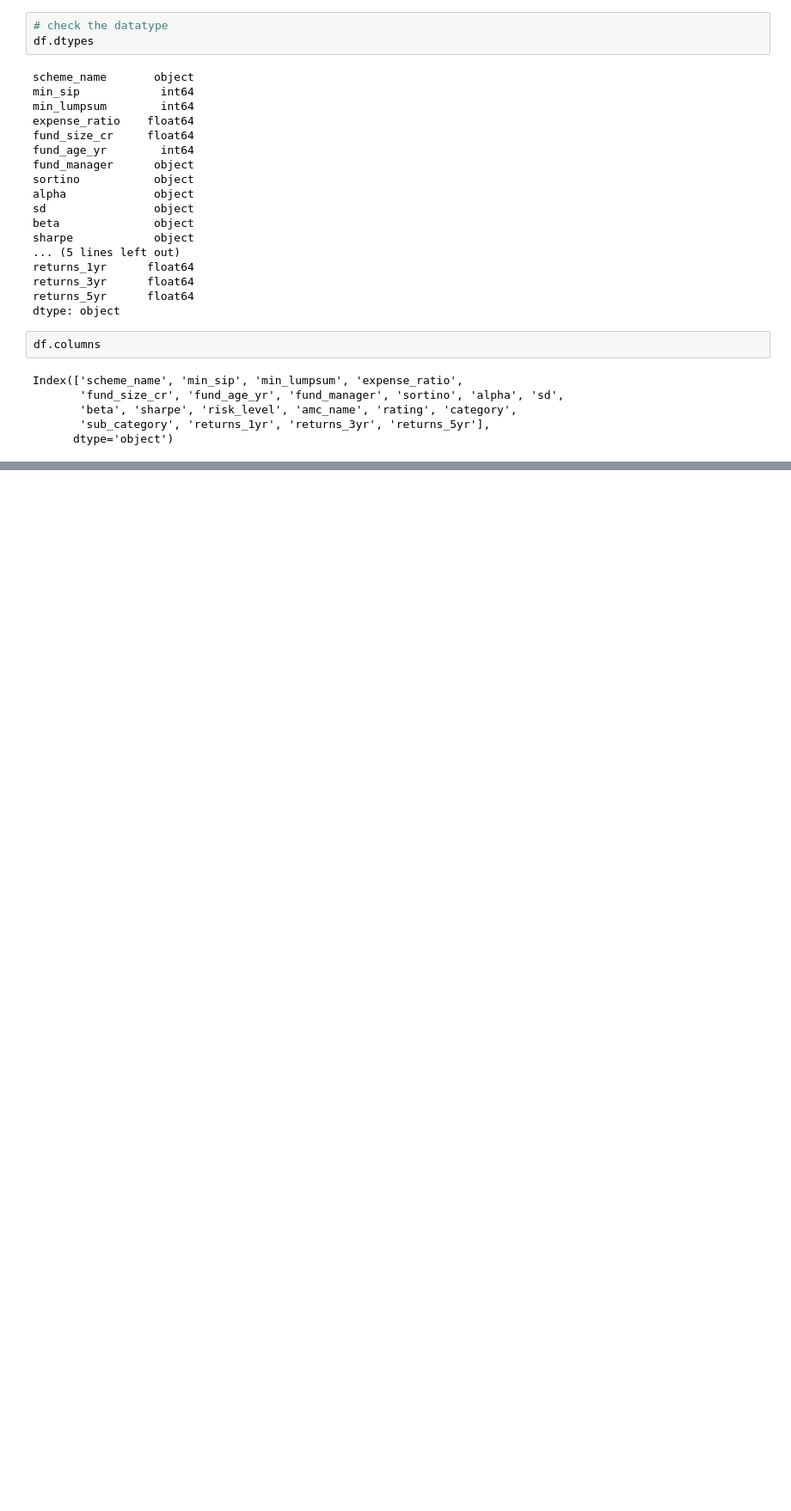
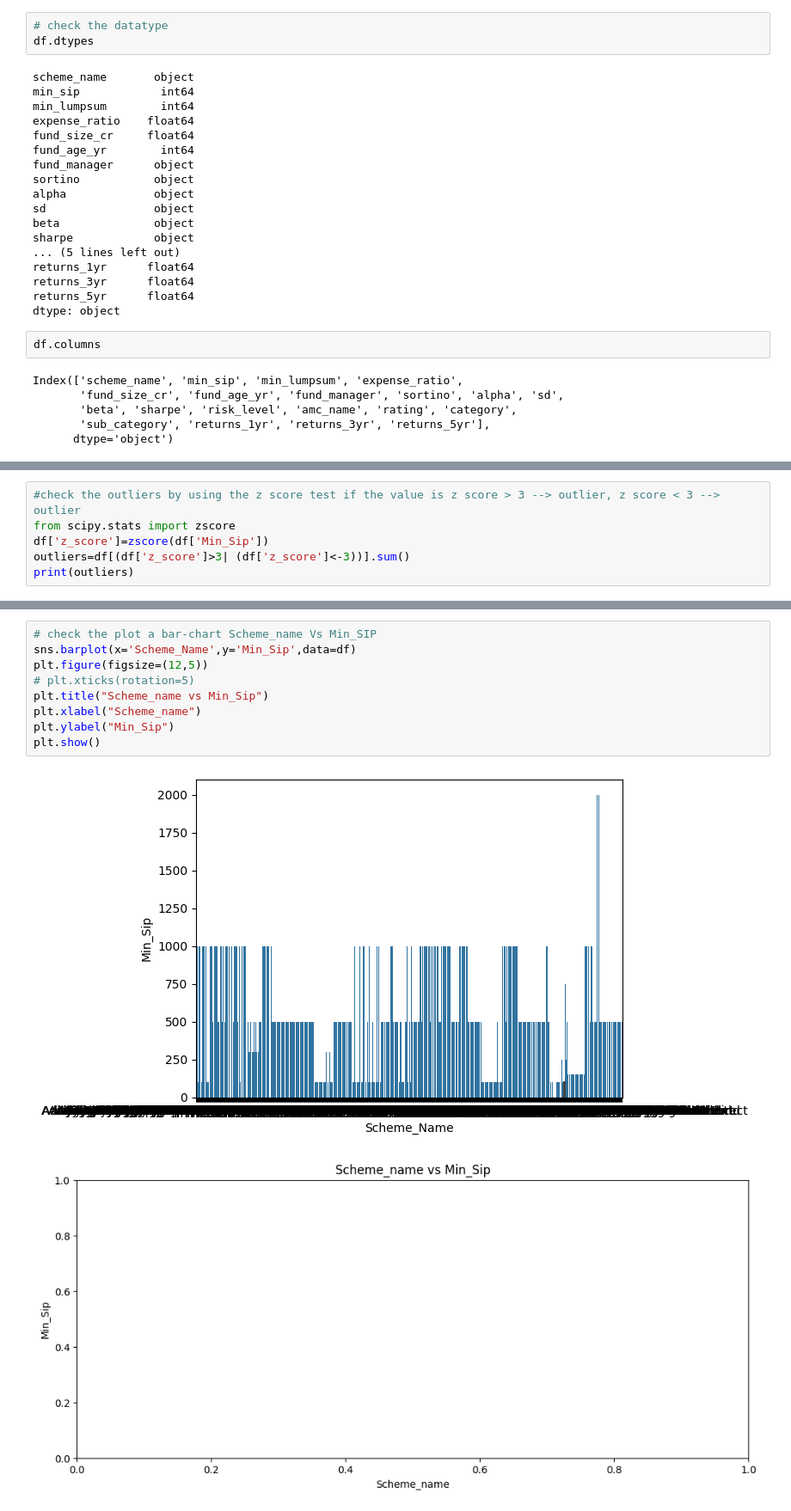
Before and after one commit to Zuhebkhan10/Mutual-Funds_Analysis, a Jupyter notebook: mutual-funds_analysis.ipynb, the cells around one changed output, grey strips where cells are left out. Shown at 86% size. Saved outputs shown, nothing was run; the diff lists cells and outputs as text; blank space fills up the shorter version.

```diff
--- a/mutual-funds_analysis.ipynb
+++ b/mutual-funds_analysis.ipynb
@@ -51,0 +253,6 @@ Index(['scheme_name', 'min_sip', 'min_lumpsum', 'expense_ratio',
+# %%
+#check the outliers by using the z score test if the value is z score > 3 --> outlier, z score < 3 --> outlier
+from scipy.stats import zscore
+df['z_score']=zscore(df['Min_Sip'])
+outliers=df[(df['z_score']>3| (df['z_score']<-3))].sum()
+print(outliers)
@@ -51,0 +307,12 @@ Index(['scheme_name', 'min_sip', 'min_lumpsum', 'expense_ratio',
+# %%
+# check the plot a bar-chart Scheme_name Vs Min_SIP
+sns.barplot(x='Scheme_Name',y='Min_Sip',data=df)
+plt.figure(figsize=(12,5))
+# plt.xticks(rotation=5)
+plt.title("Scheme_name vs Min_Sip")
+plt.xlabel("Scheme_name")
+plt.ylabel("Min_Sip")
+plt.show()
+# %% [output]
+[figure, added]
+[figure, added]
```
Also changed, not shown: parts of 28 cells of this notebook.
